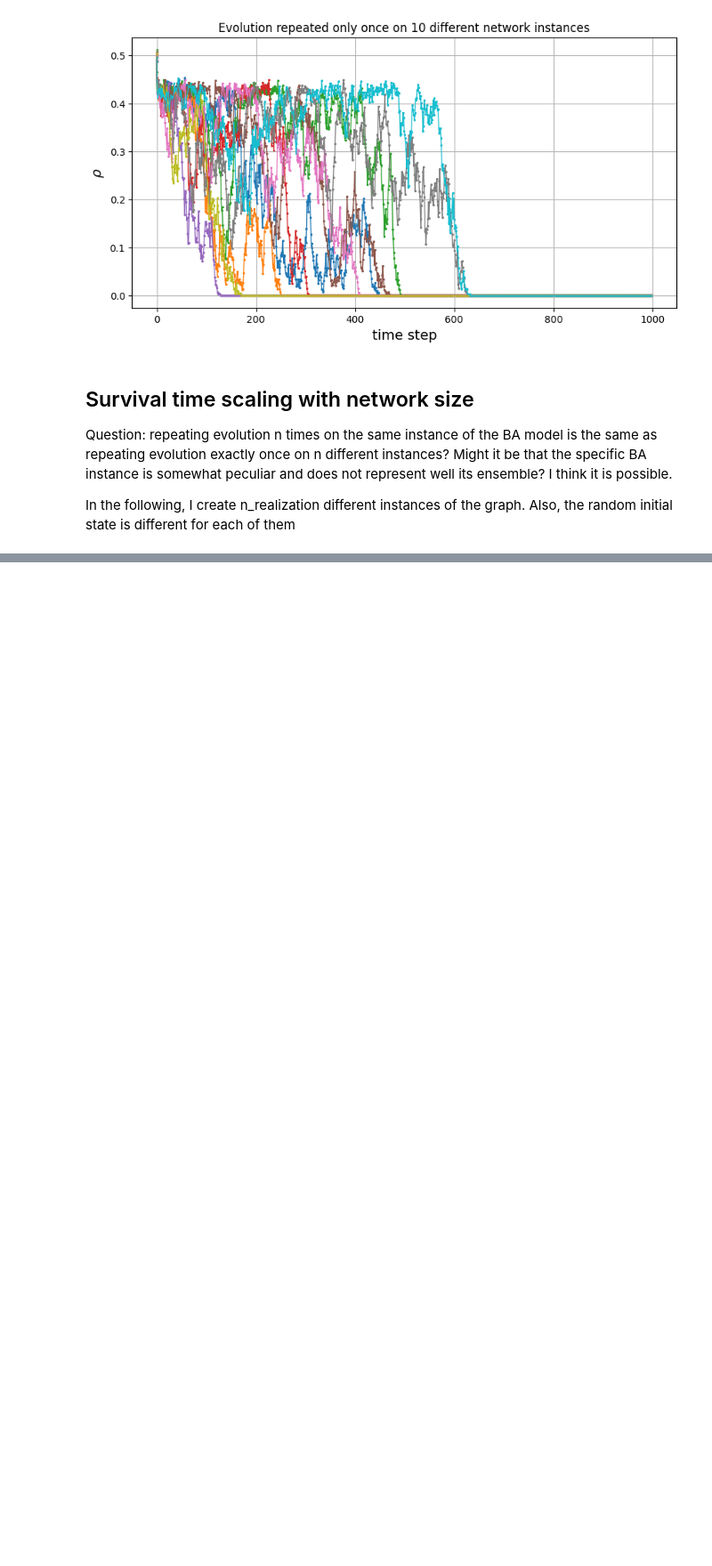
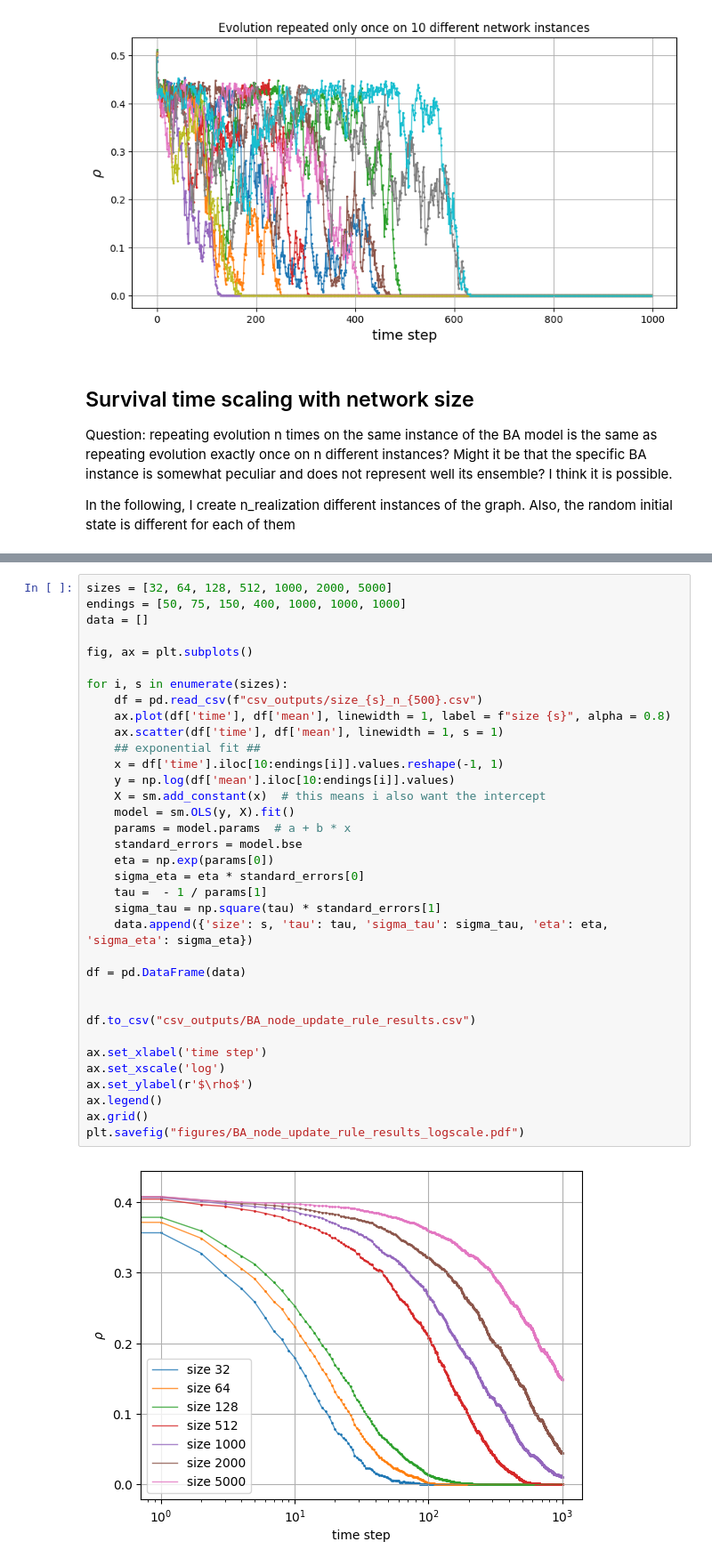
Before and after one commit to miriamzara/ComplexNet_project, a Jupyter notebook: project_28/code/voter.ipynb, the cells around one changed output, grey strips where cells are left out. Shown at 89% size. Saved outputs shown, nothing was run; the diff lists cells and outputs as text; blank space fills up the shorter version.

```diff
--- a/project_28/code/voter.ipynb
+++ b/project_28/code/voter.ipynb
@@ -206,0 +232,37 @@ tau = 455.07205467073646 +/- 0.6694365021043042
+# %%
+sizes = [32, 64, 128, 512, 1000, 2000, 5000]
+endings = [50, 75, 150, 400, 1000, 1000, 1000]
+data = []
+
+fig, ax = plt.subplots()
+
+for i, s in enumerate(sizes):
+    df = pd.read_csv(f"csv_outputs/size_{s}_n_{500}.csv")
+    ax.plot(df['time'], df['mean'], linewidth = 1, label = f"size {s}", alpha = 0.8)
+    ax.scatter(df['time'], df['mean'], linewidth = 1, s = 1)
+    ## exponential fit ##
+    x = df['time'].iloc[10:endings[i]].values.reshape(-1, 1)
+    y = np.log(df['mean'].iloc[10:endings[i]].values)
+    X = sm.add_constant(x)  # this means i also want the intercept
+    model = sm.OLS(y, X).fit()
+    params = model.params  # a + b * x
+    standard_errors = model.bse
+    eta = np.exp(params[0])
+    sigma_eta = eta * standard_errors[0]
+    tau =  - 1 / params[1]
+    sigma_tau = np.square(tau) * standard_errors[1]
+    data.append({'size': s, 'tau': tau, 'sigma_tau': sigma_tau, 'eta': eta, 'sigma_eta': sigma_eta})
+
+df = pd.DataFrame(data)
+
+
+df.to_csv("csv_outputs/BA_node_update_rule_results.csv")
+
+ax.set_xlabel('time step')
+ax.set_xscale('log')
+ax.set_ylabel(r'$\rho$')
+ax.legend()
+ax.grid()
+plt.savefig("figures/BA_node_update_rule_results_logscale.pdf")
+# %% [output]
+[figure, added]
```
Also changed, not shown: parts of 8 cells of this notebook, 11 other files.
